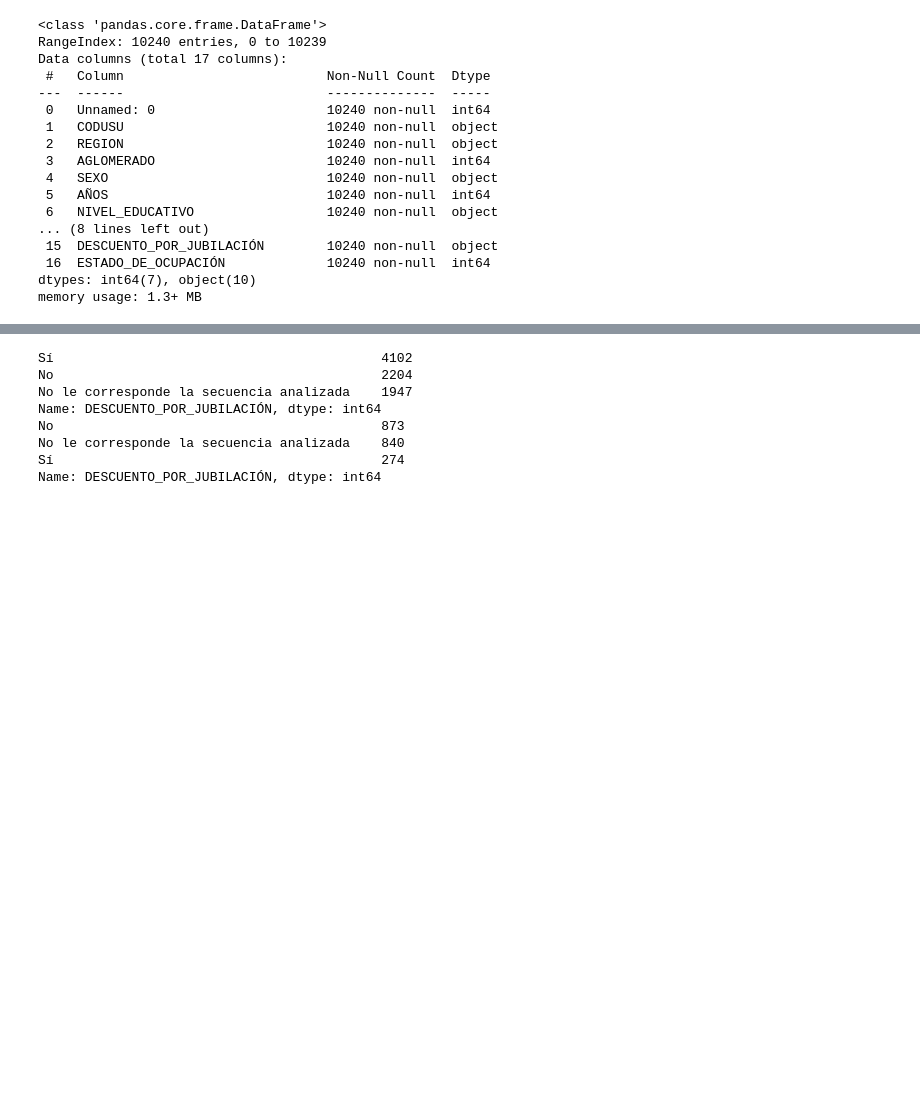
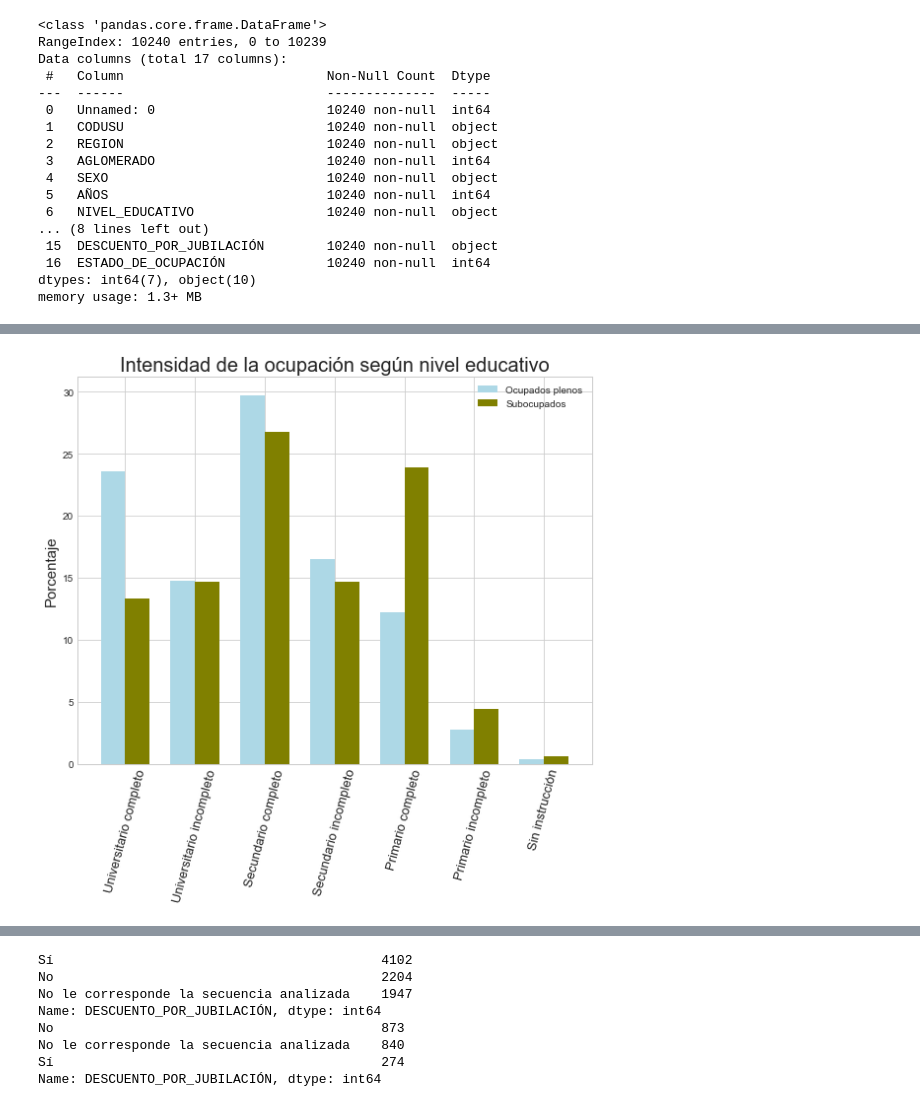
Before and after one commit to VioleCP/EPH-subocupacion, a Jupyter notebook: Subocupación Argentina.ipynb, the cells around one changed output, grey strips where cells are left out. Saved outputs shown, nothing was run; the diff lists cells and outputs as text; code cells hidden in the pictures; blank space fills up the shorter version.

```diff
--- a/Subocupación Argentina.ipynb
+++ b/Subocupación Argentina.ipynb
@@ -550,26 +541,28 @@ Contemplando los valores (y sus ordenes) de nivel educativo para subocupados y o
 # %%
 #Cuadro comparando nivel educativo entre subocupados y ocupados plenos en porcentajes.
 labels = ['Universitario completo', 'Universitario incompleto', 'Secundario completo', 'Secundario incompleto', 'Primario completo', "Primario incompleto", "Sin instrucción"]
 ocupadop = [23.6, 14.8, 29.7, 16.5, 12.2, 2.8, 0.4]
 subo= [13.3, 14.7, 26.8, 14.7, 23.9, 4.4, 0.6]
 
 x = np.arange(len(labels))
 width = 0.35
 
 
-fig, ax = plt.subplots()
+fig, ax = plt.subplots(figsize=(8,8))
 rects1 = ax.bar(x - width/2, ocupadop, width, label='Ocupados plenos', color="lightblue")
-rects2 = ax.bar(x + width/2, subo, width, label='Subocupados', color="tab:olive")
+rects2 = ax.bar(x + width/2, subo, width, label='Subocupados', color="olive")
 
-ax.set_ylabel('Porcentaje')
-ax.set_title('Intensidad de la ocupación según nivel educativo')
+ax.set_ylabel('Porcentaje', fontsize=15)
+ax.set_title('Intensidad de la ocupación según nivel educativo', fontsize=20)
 ax.set_xticks(x)
-ax.set_xticklabels(labels)
+ax.set_xticklabels(labels, fontsize=13)
 ax.legend()
 
 plt.xticks(rotation=75)
 fig.tight_layout()
 
 plt.show()
+# %% [output]
+[figure, added]
 # %%
 #Intensidad de la educación según edad
```
Also changed, not shown: parts of 31 cells of this notebook.
